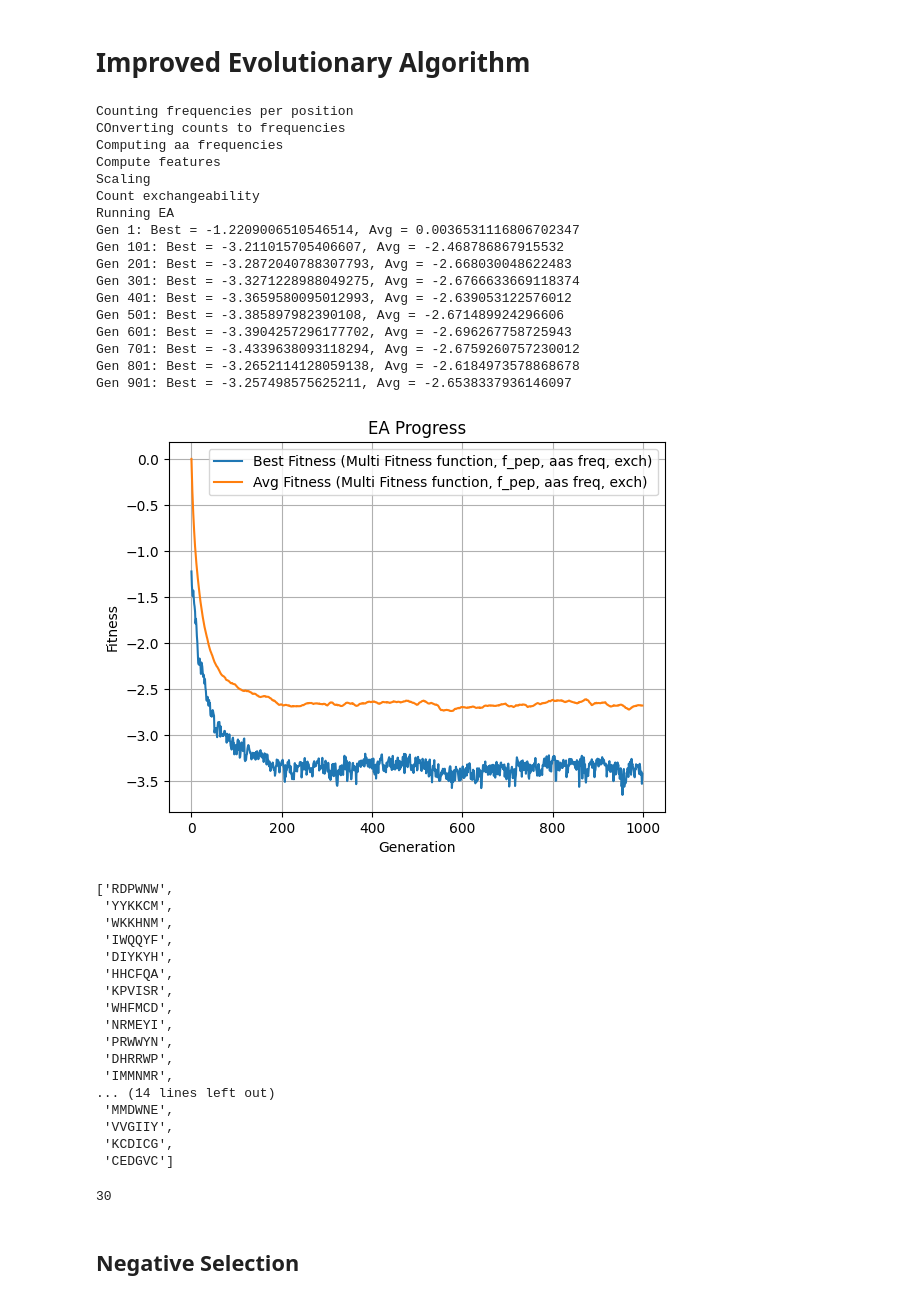
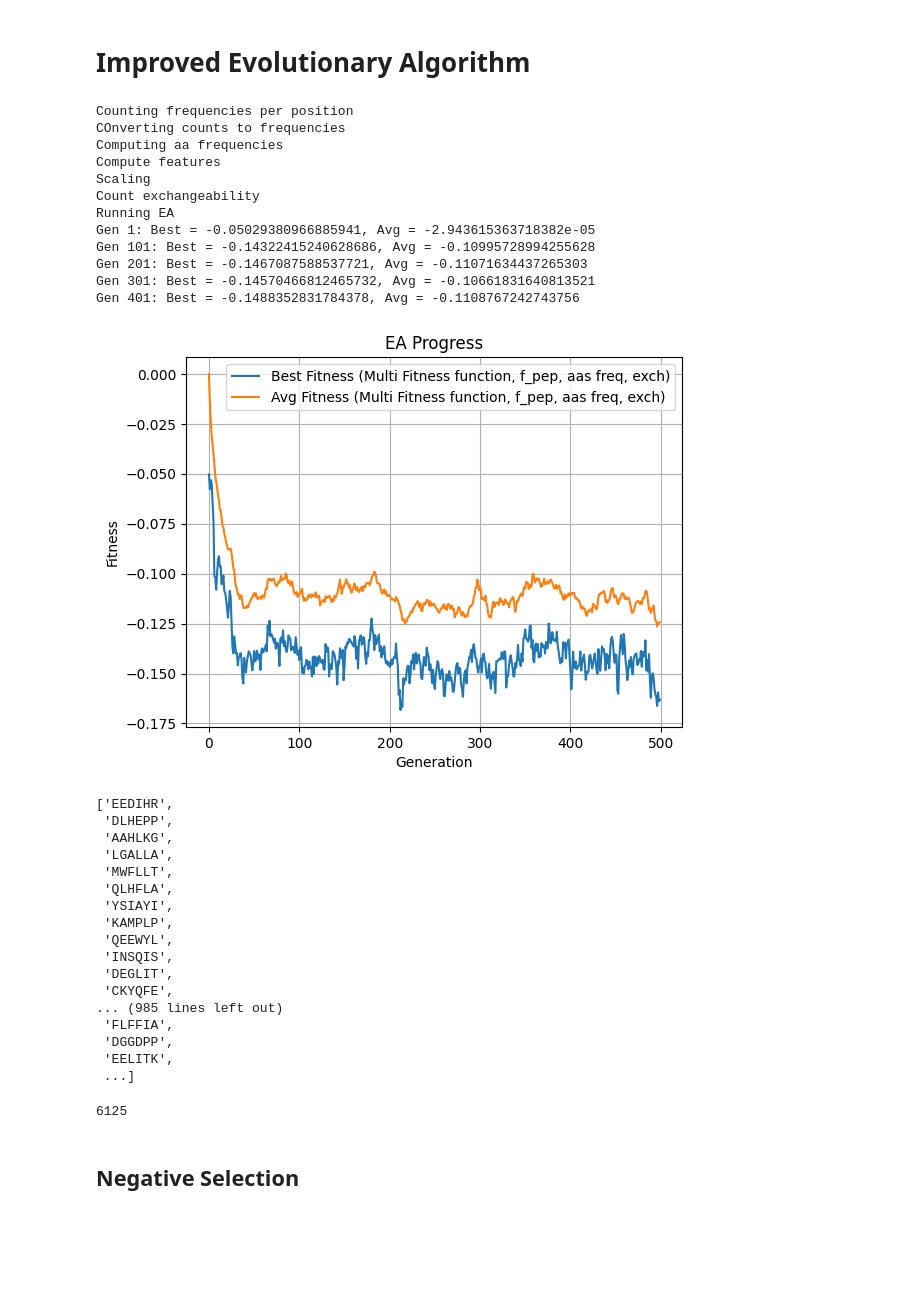
Before and after one commit to VaggelisSpi/NaCo_Project, a Jupyter notebook: project/calculations.ipynb, the cells around one changed output. Cells and saved outputs as stored; diff of their text form; code cells hidden in the pictures; blank space fills up the shorter version.

```diff
--- a/project/calculations.ipynb
+++ b/project/calculations.ipynb
@@ -235,64 +235,59 @@ def composite_fitness(indices):
     fpep_mean = np.mean(subset_vectors[:, 0])
     aa_mean = np.mean(subset_vectors[:, 1])
 
     exchangeability_scores = [global_exchangeability_scores[i] for i in indices] # get all scores of the indices
     exchangeability_mean = np.mean(exchangeability_scores)
 
     return 1 * fpep_mean + 1 * aa_mean + 1 * exchangeability_mean
 
 print("Running EA")
-m_ea = EA(data=feature_vectors, N=6125, sigma=30, K=2, p=0.1, mu=0.02, T=500, f=composite_fitness, seed=42)
+m_ea = EA(data=feature_vectors, N=100, sigma=6125, K=2, p=0.1, mu=0.02, T=500, f=composite_fitness, seed=42)
 multi_best_individual, multi_best_fitness, multi_fitness_avg, multi_fitness_best = m_ea.run()
 
 plt.plot(multi_fitness_best, label="Best Fitness (Multi Fitness function, f_pep, aas freq, exch)")
 plt.plot(multi_fitness_avg, label="Avg Fitness (Multi Fitness function, f_pep, aas freq, exch)")
 plt.xlabel("Generation")
 plt.ylabel("Fitness")
 plt.title("EA Progress")
 plt.legend()
 plt.grid(True)
 plt.show()
 
 multi_optimal_peptides = [peptides[i] for i in multi_best_individual]
 multi_optimal_peptides
 # %% [output]
 Counting frequencies per position
 COnverting counts to frequencies
 Computing aa frequencies
 Compute features
 Scaling
 Count exchangeability
 Running EA
-Gen 1: Best = -1.2209006510546514, Avg = 0.0036531116806702347
-Gen 101: Best = -3.211015705406607, Avg = -2.468786867915532
-Gen 201: Best = -3.2872040788307793, Avg = -2.668030048622483
-Gen 301: Best = -3.3271228988049275, Avg = -2.6766633669118374
-Gen 401: Best = -3.3659580095012993, Avg = -2.639053122576012
-Gen 501: Best = -3.385897982390108, Avg = -2.671489924296606
-Gen 601: Best = -3.3904257296177702, Avg = -2.696267758725943
-Gen 701: Best = -3.4339638093118294, Avg = -2.6759260757230012
-Gen 801: Best = -3.2652114128059138, Avg = -2.6184973578868678
-Gen 901: Best = -3.257498575625211, Avg = -2.6538337936146097
+Gen 1: Best = -0.05029380966885941, Avg = -2.943615363718382e-05
+Gen 101: Best = -0.14322415240628686, Avg = -0.10995728994255628
+Gen 201: Best = -0.1467087588537721, Avg = -0.11071634437265303
+Gen 301: Best = -0.14570466812465732, Avg = -0.10661831640813521
+Gen 401: Best = -0.1488352831784378, Avg = -0.1108767242743756
-[figure, old version]
+[figure, new version]
-['RDPWNW',
- 'YYKKCM',
- 'WKKHNM',
- 'IWQQYF',
- 'DIYKYH',
- 'HHCFQA',
- 'KPVISR',
- 'WHFMCD',
- 'NRMEYI',
- 'PRWWYN',
- 'DHRRWP',
- 'IMMNMR',
-... (14 lines left out)
- 'MMDWNE',
- 'VVGIIY',
- 'KCDICG',
- 'CEDGVC']
+['EEDIHR',
+ 'DLHEPP',
+ 'AAHLKG',
+ 'LGALLA',
+ 'MWFLLT',
+ 'QLHFLA',
+ 'YSIAYI',
+ 'KAMPLP',
+ 'QEEWYL',
+ 'INSQIS',
+ 'DEGLIT',
+ 'CKYQFE',
+... (985 lines left out)
+ 'FLFFIA',
+ 'DGGDPP',
+ 'EELITK',
+ ...]
 # %%
 print(len(multi_optimal_peptides))
 # %% [output]
-30
+6125
 # %%
```
Also changed, not shown: parts of 11 cells of this notebook, 18 other files.
